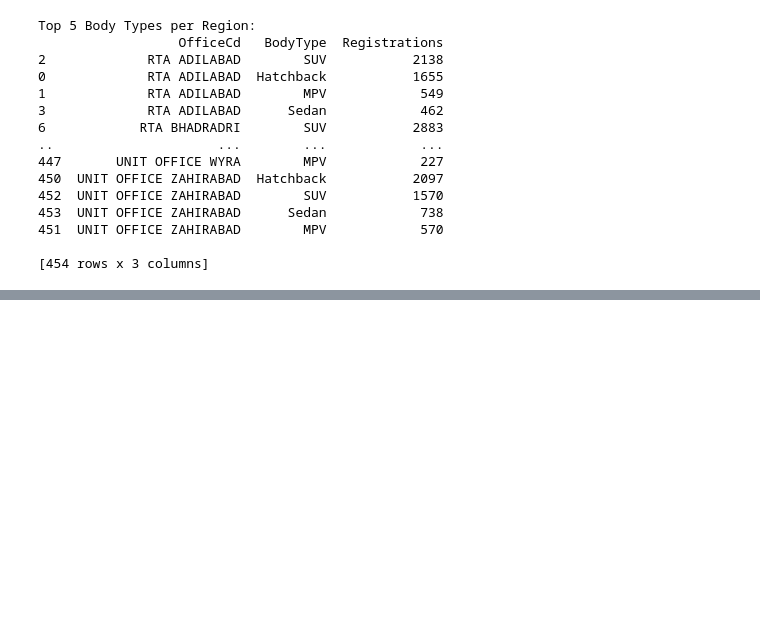
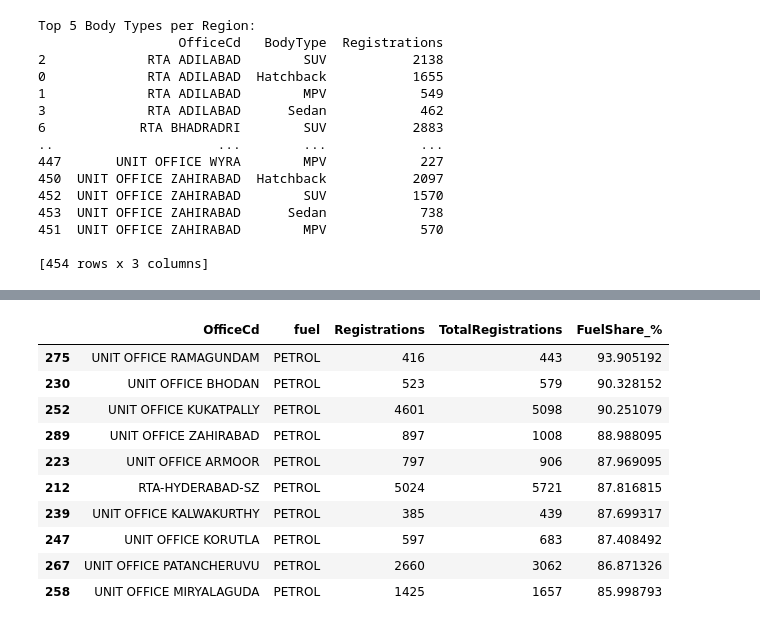
Before and after one commit to viraj077/Dealership-Strategy-Planning-Using-RTO-Market-Intelligence, a Jupyter notebook: Welcome_To_Colab.ipynb, the cells around one changed output, grey strips where cells are left out. Saved outputs shown, nothing was run; the diff lists cells and outputs as text; code cells hidden in the pictures; blank space fills up the shorter version.

```diff
--- a/Welcome_To_Colab.ipynb
+++ b/Welcome_To_Colab.ipynb
@@ -556,0 +556,32 @@ Top 5 Body Types per Region:
+# %%
+# Count registrations by OfficeCd and Fuel type (using cleaned 'fuel' column)
+fuel_region = df.groupby(['OfficeCd', 'fuel']).size().reset_index(name='Registrations')
+
+# Get total registrations per region for share calculation
+total_region = df.groupby('OfficeCd').size().reset_index(name='TotalRegistrations')
+
+# Merge total registrations with fuel-region data
+fuel_region = fuel_region.merge(total_region, on='OfficeCd')
+
+# Calculate percentage share of each fuel type per region
+fuel_region['FuelShare_%'] = (fuel_region['Registrations'] / fuel_region['TotalRegistrations']) * 100
+
+# For each region, get the dominant fuel type (max share)
+dominant_fuel = fuel_region.loc[fuel_region.groupby('OfficeCd')['FuelShare_%'].idxmax()]
+
+# Sort for readability
+dominant_fuel = dominant_fuel.sort_values(by='FuelShare_%', ascending=False)
+
+dominant_fuel.head(10)
+# %% [output]
+|  | OfficeCd | fuel | Registrations | TotalRegistrations | FuelShare_% |
+| 275 | UNIT OFFICE RAMAGUNDAM | PETROL | 416 | 443 | 93.905192 |
+| 230 | UNIT OFFICE BHODAN | PETROL | 523 | 579 | 90.328152 |
+| 252 | UNIT OFFICE KUKATPALLY | PETROL | 4601 | 5098 | 90.251079 |
+| 289 | UNIT OFFICE ZAHIRABAD | PETROL | 897 | 1008 | 88.988095 |
+| 223 | UNIT OFFICE ARMOOR | PETROL | 797 | 906 | 87.969095 |
+| 212 | RTA-HYDERABAD-SZ | PETROL | 5024 | 5721 | 87.816815 |
+| 239 | UNIT OFFICE KALWAKURTHY | PETROL | 385 | 439 | 87.699317 |
+| 247 | UNIT OFFICE KORUTLA | PETROL | 597 | 683 | 87.408492 |
+| 267 | UNIT OFFICE PATANCHERUVU | PETROL | 2660 | 3062 | 86.871326 |
+| 258 | UNIT OFFICE MIRYALAGUDA | PETROL | 1425 | 1657 | 85.998793 |
```
Also changed, not shown: parts of 32 cells of this notebook.
